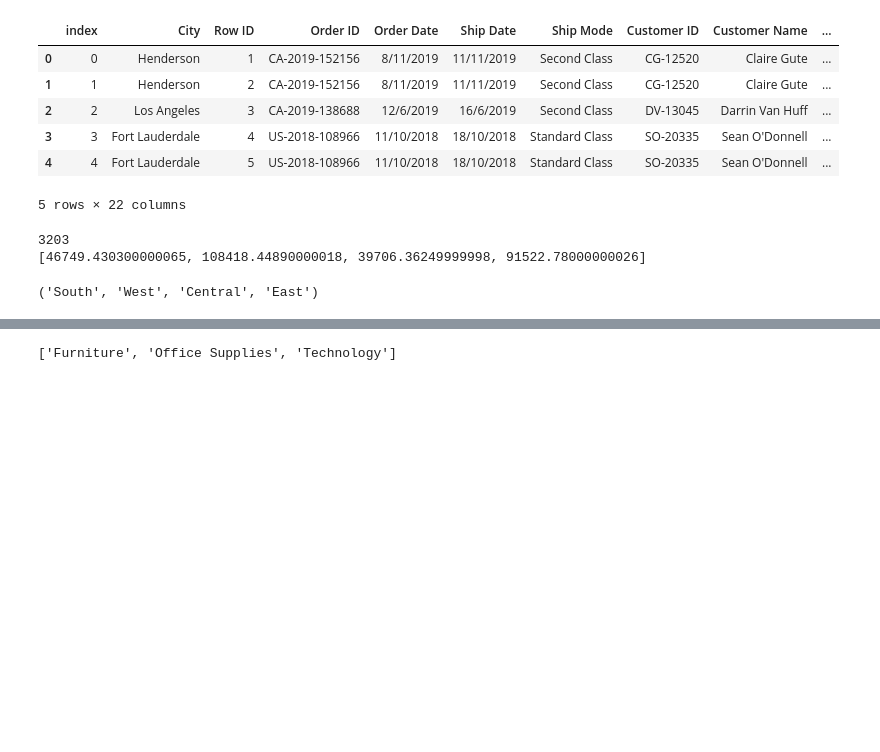
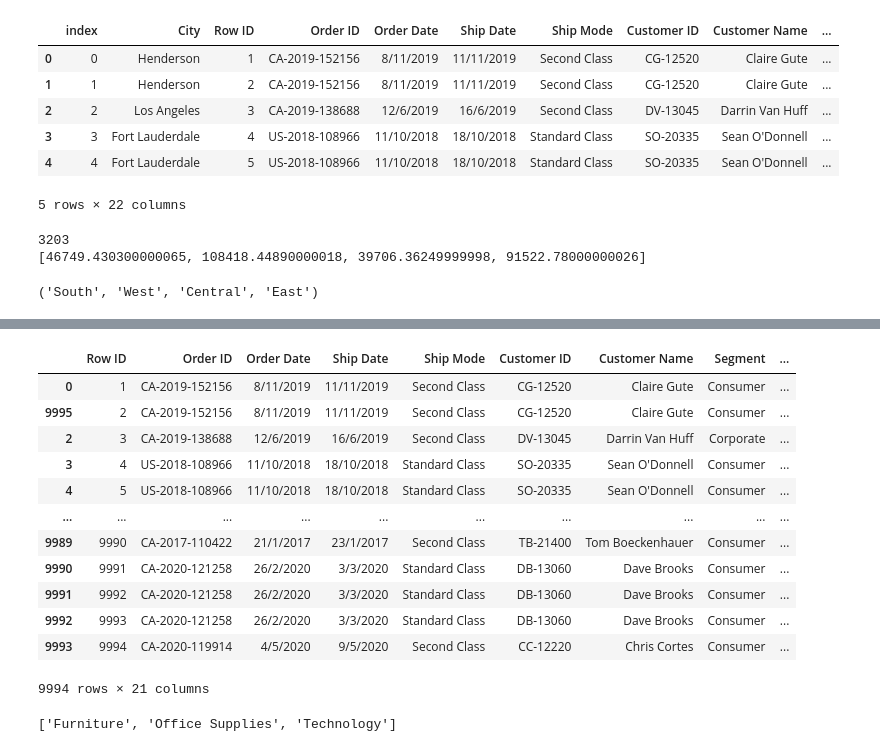
Before and after one commit to ThanawatKMUTNB/DataViz, a Jupyter notebook: testCSV.ipynb, the cells around one changed output, grey strips where cells are left out. Drawn from its saved outputs; the diff is of its cells as text; code cells hidden in the pictures; blank space fills up the shorter version.

```diff
--- a/testCSV.ipynb
+++ b/testCSV.ipynb
@@ -273,3 +273,20 @@ print(frame.iloc[[0,20]])
+# %%
+import csvManager
+csvManager.unionFile('Superstore.csv','SS_20lines.csv')
+# %% [output]
+|  | Row ID | Order ID | Order Date | Ship Date | Ship Mode | Customer ID | Customer Name | Segment | ... |
+| 0 | 1 | CA-2019-152156 | 8/11/2019 | 11/11/2019 | Second Class | CG-12520 | Claire Gute | Consumer | ... |
+| 9995 | 2 | CA-2019-152156 | 8/11/2019 | 11/11/2019 | Second Class | CG-12520 | Claire Gute | Consumer | ... |
+| 2 | 3 | CA-2019-138688 | 12/6/2019 | 16/6/2019 | Second Class | DV-13045 | Darrin Van Huff | Corporate | ... |
+| 3 | 4 | US-2018-108966 | 11/10/2018 | 18/10/2018 | Standard Class | SO-20335 | Sean O'Donnell | Consumer | ... |
+| 4 | 5 | US-2018-108966 | 11/10/2018 | 18/10/2018 | Standard Class | SO-20335 | Sean O'Donnell | Consumer | ... |
+| ... | ... | ... | ... | ... | ... | ... | ... | ... | ... |
+| 9989 | 9990 | CA-2017-110422 | 21/1/2017 | 23/1/2017 | Second Class | TB-21400 | Tom Boeckenhauer | Consumer | ... |
+| 9990 | 9991 | CA-2020-121258 | 26/2/2020 | 3/3/2020 | Standard Class | DB-13060 | Dave Brooks | Consumer | ... |
+| 9991 | 9992 | CA-2020-121258 | 26/2/2020 | 3/3/2020 | Standard Class | DB-13060 | Dave Brooks | Consumer | ... |
+| 9992 | 9993 | CA-2020-121258 | 26/2/2020 | 3/3/2020 | Standard Class | DB-13060 | Dave Brooks | Consumer | ... |
+| 9993 | 9994 | CA-2020-119914 | 4/5/2020 | 9/5/2020 | Second Class | CC-12220 | Chris Cortes | Consumer | ... |
+9994 rows × 21 columns
 # %%
 import csvManager
 csvManager.getValueDimention('Category')
```
Also changed, not shown: parts of 1 cell of this notebook, 1 other file.
